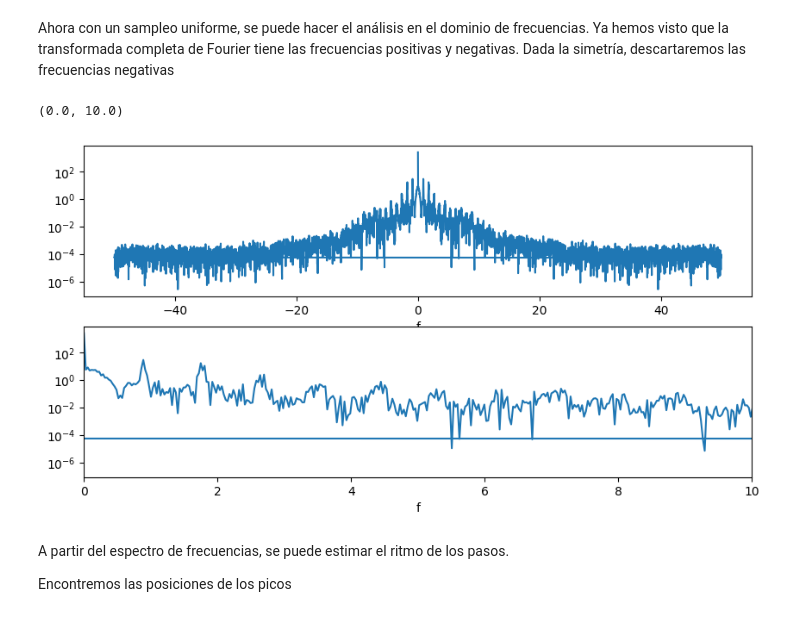
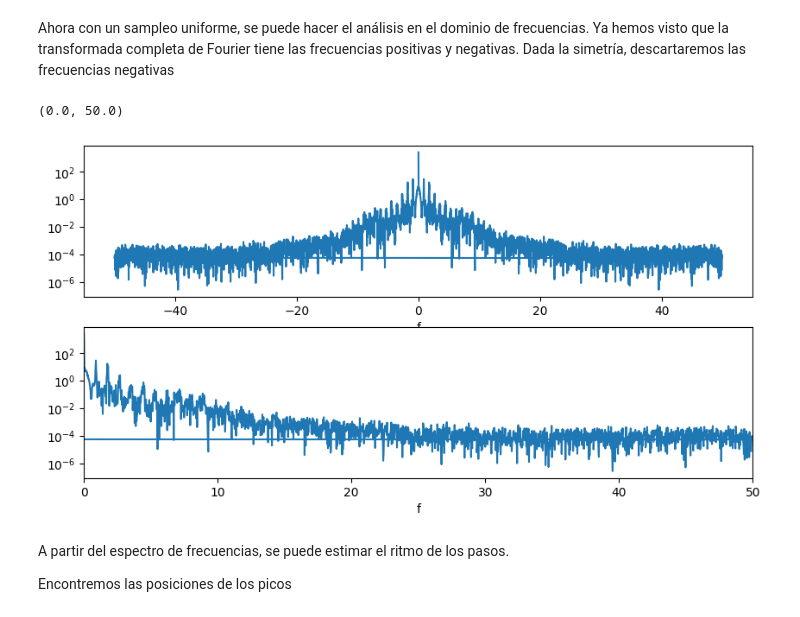
Before and after one commit to sebastlop/series-temporales-machine-learning, a Jupyter notebook: Apuntes/Tema-4/Tema-4-analisis-fourier.ipynb, the cells around one changed output. Drawn from its saved outputs; the diff is of its cells as text; code cells hidden in the pictures.

```diff
--- a/Apuntes/Tema-4/Tema-4-analisis-fourier.ipynb
+++ b/Apuntes/Tema-4/Tema-4-analisis-fourier.ipynb
@@ -116,15 +116,15 @@ Ahora con un sampleo uniforme, se puede hacer el análisis en el dominio de frec
 # %%
 spectral_density = np.abs(np.fft.fft(new_signal_x, axis=0, norm='ortho'))**2
 freqs = np.fft.fftfreq(new_grid.shape[0], delta_t)
 fig, axs = plt.subplots(2,1,figsize=(10,5))
 axs[0].set_xlabel('f')
 axs[0].semilogy(freqs,spectral_density)
 axs[1].set_xlabel('f')
 axs[1].semilogy(freqs,spectral_density)
-axs[1].set_xlim(0,10)
+axs[1].set_xlim(0,50)
 # %% [output]
-(0.0, 10.0)
+(0.0, 50.0)
-[figure, old version]
+[figure, new version]
 # %% [markdown]
 A partir del espectro de frecuencias, se puede estimar el ritmo de los pasos.
 
```
Also changed, not shown: parts of 16 cells of this notebook, 1 other file.
